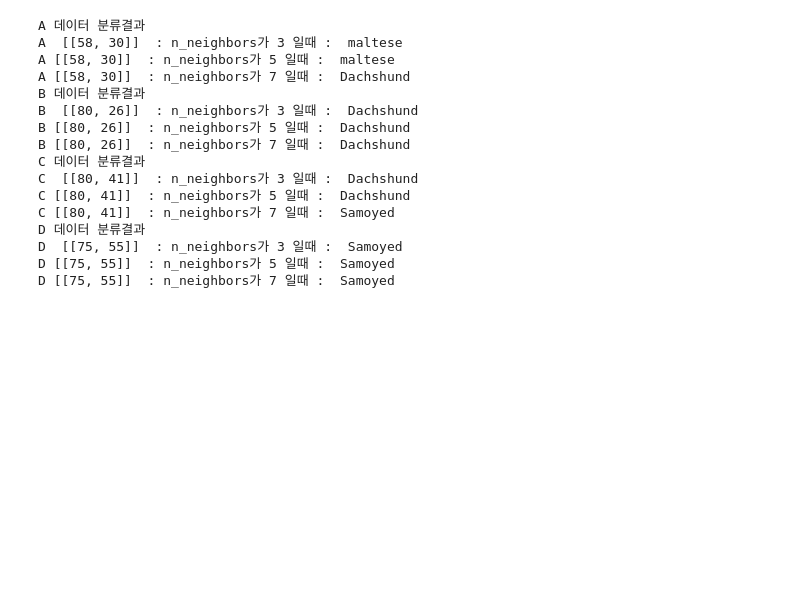
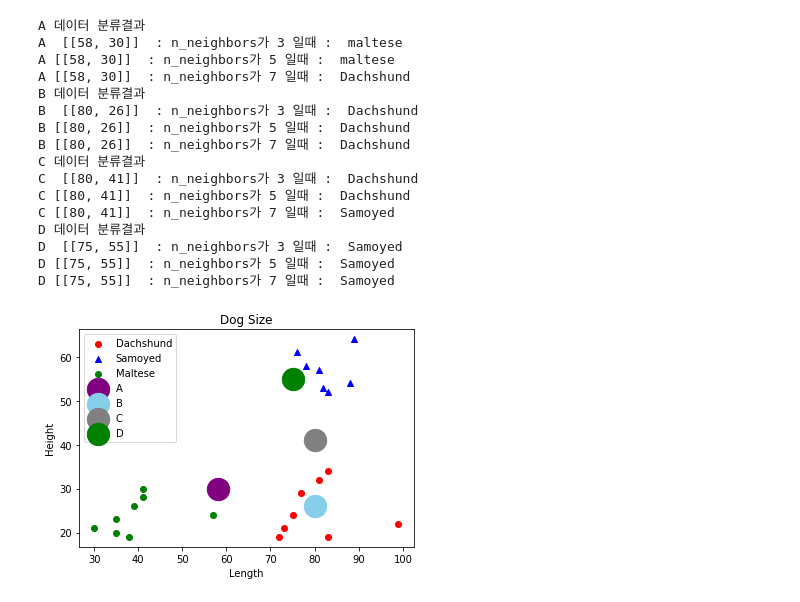
Before and after one commit to jaehobyte/MachineLearning, a Jupyter notebook: k-NNClassification(Dogs).ipynb, the cells around one changed output. Drawn from its saved outputs; the diff is of its cells as text; code cells hidden in the pictures; blank space fills up the shorter version.

Commit message:
Visualization and KMean
Visualization and KMean

```diff
--- a/k-NNClassification(Dogs).ipynb
+++ b/k-NNClassification(Dogs).ipynb
@@ -107,3 +110,18 @@ D [[75, 55]]  : n_neighbors가 7 일때 :  Samoyed
 # %%
 #5.4 위 결과로 보아 위의 데이터 중에서 k값에 영향을 받지 않는 데이터는 무엇이며 그 이유는 무엇일지 서술해보자
 #사모예드가 영향을 받지 않는다, 그 이유는 사모예드의 데이터값이 다른 데이터값보다 더 밀집되어있기때문인가..? to be continue
+# %%
+plt.scatter(dach_length, dach_height, c='red', label='Dachshund')
+plt.scatter(samo_length, samo_height, c='blue', marker='^', label='Samoyed')
+plt.scatter(mal_length, mal_height, c='green', label='Maltese')
+plt.scatter(A[0][0],A[0][1], c='purple', s=500, marker='o', label='A')
+plt.scatter(B[0][0],B[0][1], c='skyblue', s=500, marker='o', label='B')
+plt.scatter(C[0][0],C[0][1], c='grey', s=500, marker='o', label='C')
+plt.scatter(D[0][0],D[0][1], c='green', s=500, marker='o', label='D')
+plt.xlabel('Length')
+plt.ylabel('Height')
+plt.title('Dog Size')
+plt.legend(loc='upper left')
+plt.show()
+# %% [output]
+[figure, added]
```
Also changed, not shown: parts of 3 cells of this notebook.
